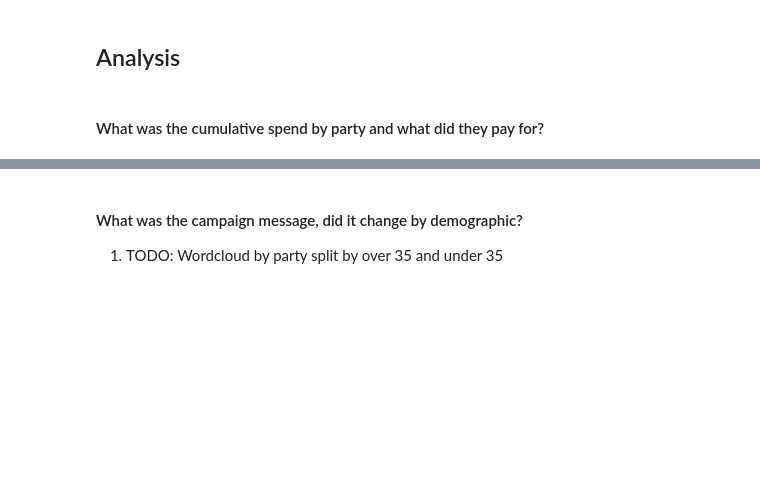
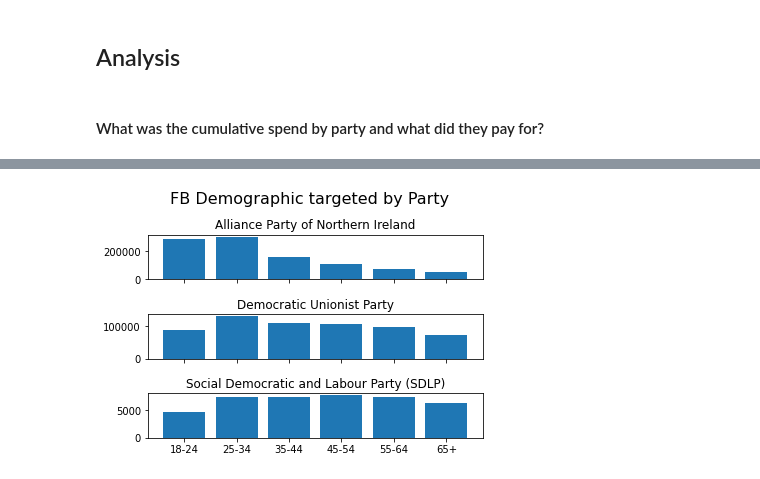
Before and after one commit to jkennedy559/election_2019_ni_fb, a Jupyter notebook: analysis.ipynb, the cells around one changed output, grey strips where cells are left out. Saved outputs shown, nothing was run; the diff lists cells and outputs as text; code cells hidden in the pictures; blank space fills up the shorter version.

```diff
--- a/analysis.ipynb
+++ b/analysis.ipynb
@@ -48,6 +52,8 @@ data.head(3)
 data['ad_date'] = pd.to_datetime(data.ad_delivery_start_time.str.slice(start=0, stop=10))
 # %%
 data = data[(data['ad_date'] > '2019-11-06') & (data['ad_date'] < '2019-12-12')]
+# %%
+demos = demos.loc[demos['age'] != '13-17']
 # %%
 spend_range = [[int(range_[0]), int(range_[1])] for range_ in data.spend_range.str.split(',')]
 data['spend'] = list(map(lambda x: sum(x)/2, spend_range))
@@ -84,3 +92,4 @@ ax2.xaxis.set_major_locator(plt.MaxNLocator(4))
 # %%
-demographics = demos.merge(right=data[['id', 'impressions', 'page_name']],how='left')
+demographics = demos.merge(right=data[['id', 'impressions', 'page_name']])
 demographics['impress_per_demo'] = demographics.percentage * demographics.impressions
+plot2_data = demographics.groupby(['age', 'page_name'], as_index=False)['impress_per_demo'].sum().set_index('page_name')
@@ -100,4 +96,11 @@ fig_2.show()
-# %% [markdown]
-#### What was the campaign message, did it change by demographic?
-
-1. TODO: Wordcloud by party split by over 35 and under 35
+# %%
+fig, axes = plt.subplots(3,1, sharex=True)
+fig.suptitle('FB Demographic targeted by Party', fontsize=16)
+fig.subplots_adjust(hspace=0.78, top=0.83)
+partys = plot2_data.index.unique()
+for party, ax in zip(partys, axes):
+    subplot_data = plot2_data.loc[party]
+    ax.bar(x=subplot_data['age'], height=subplot_data['impress_per_demo'])
+    ax.set_title(party)
+# %% [output]
+[figure, added]
```
Also changed, not shown: parts of 21 cells of this notebook.
